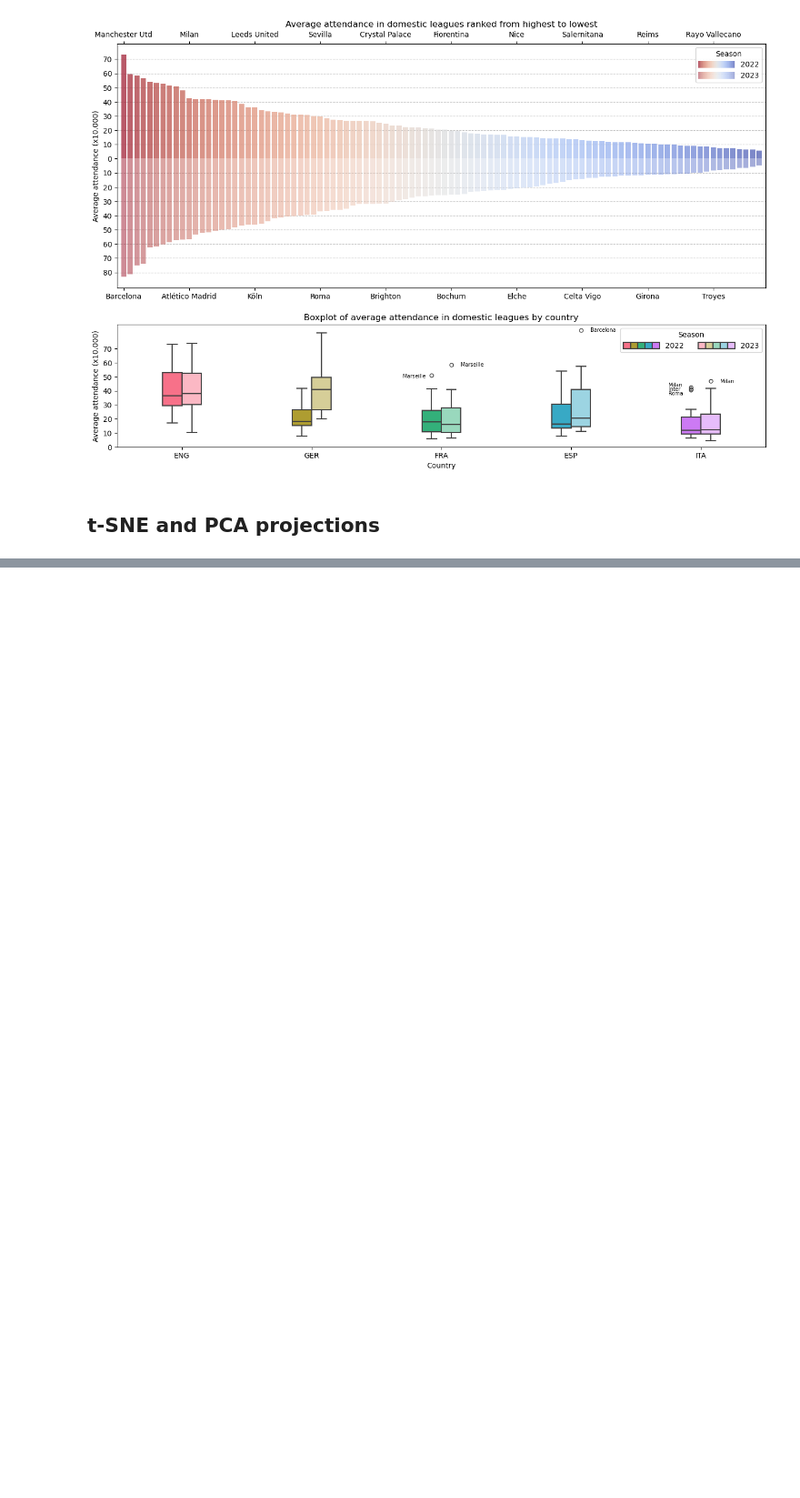
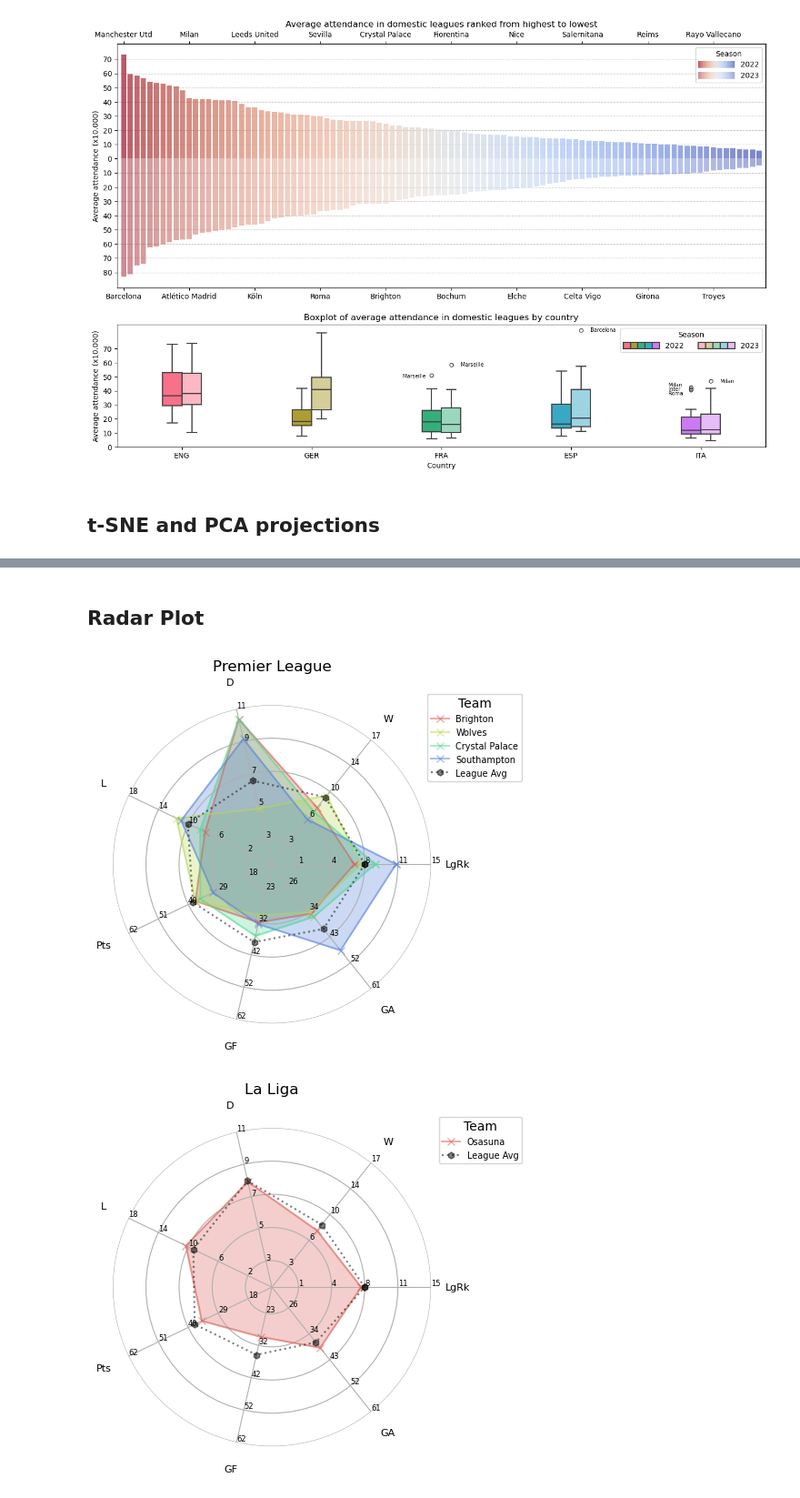
Before and after one commit to achrafkr/Data-Visualization, a Jupyter notebook: Notebooks/Football_stats.ipynb, the cells around one changed output, grey strips where cells are left out. Shown at 91% size. Cells and saved outputs as stored; diff of their text form; code cells hidden in the pictures; blank space fills up the shorter version.

```diff
--- a/Notebooks/Football_stats.ipynb
+++ b/Notebooks/Football_stats.ipynb
@@ -324,0 +334,39 @@ plt.show()
+# %% [markdown]
+## Radar Plot
+# %%
+%%time
+color = "w" #"#EAEAF2"
+d_country = {0:['ENG', 'ESP', 'GER']}
+league_names = {'ENG':'Premier League', 'ESP':'La Liga', 'GER':'Bundesliga'}
+cols =  ["LgRk", "W", "D", "L", "Pts", "GF", "GA"]
+to_compare = tm_2022[cols].describe().loc[["min","max"]].values.T
+colors = sns.color_palette("hls", 10)
+nval=5
+anomalies = anomalies_tsne
+for i in range(3):
+    fig = plt.figure(figsize=(7, 7), facecolor=color)
+    country = d_country[0][i]
+    df_tmp = tm_2022[tm_2022.Squad.apply(lambda x: x in anomalies) & (tm_2022.Country == country)][cols + ["Squad"]]
+    teams = df_tmp.Squad.values
+    types = [type(df_tmp.iloc[0, i]) for i in range(len(cols))]
+    LABELS = [[np.round(x, 1).astype(types[i]) if x < 100 else np.round(x, -3).astype(types[i]) for x in np.linspace(minval, maxval, nval)] \
+              for i, col in enumerate(cols) for (minval, maxval) in zip(tm_2022.describe().loc[["min"], col].values, \
+                                                 tm_2022.describe().loc[["75%"], col].values)]
+    radar = Radar(fig, cols, LABELS, nval)
+    for c, team in enumerate(teams):
+        # Team Stats
+        VALUES = tm_2022[tm_2022.Squad == team][cols].values.flatten()
+        radar.plot(VALUES, to_compare, marker="x", color=colors[2*c], alpha=.5, label=team)
+        radar.fill(VALUES, to_compare, color=colors[2*c], alpha=.3, label=team)
+
+    # League Stats
+    VALUES = tm_2022[tm_2022.Country == d_country[0][i%3]][cols].describe().loc["mean"].values
+    radar.plot(VALUES, to_compare, linestyle="dotted", marker="h", markersize=5, color="k", alpha=.5, label="League Avg")
+    handles, labels = radar.ax.get_legend_handles_labels()
+    radar.ax.legend(title="Team", handles = handles[::2], bbox_to_anchor=(1.3, 1.05), prop={'size': 7})
+    radar.ax.set_title(league_names[country])
+
+plt.show()
+# %% [output]
+[figure, added]
+[figure, added]
```
Also changed, not shown: parts of 8 cells of this notebook.
